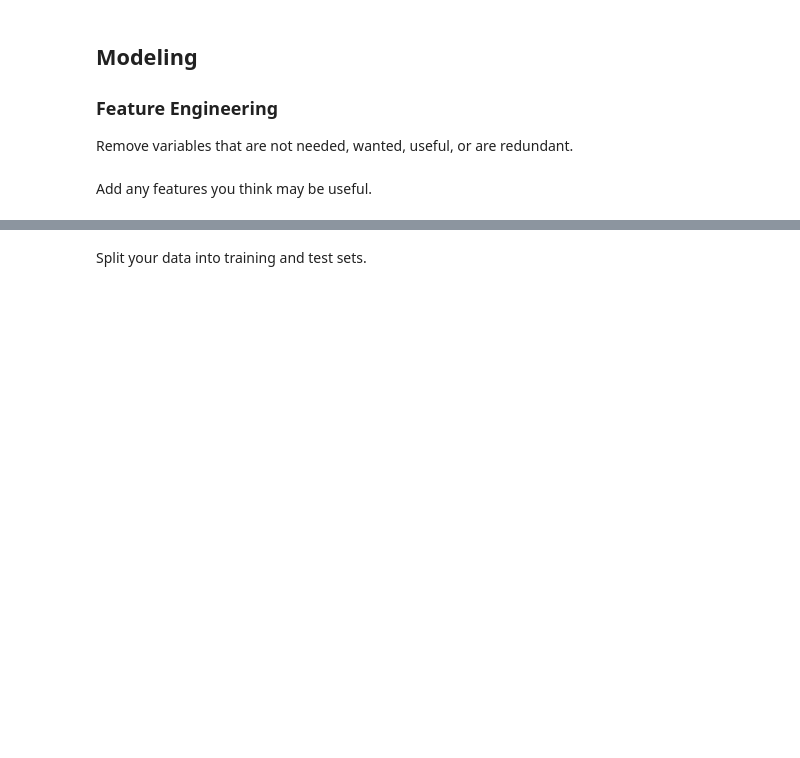
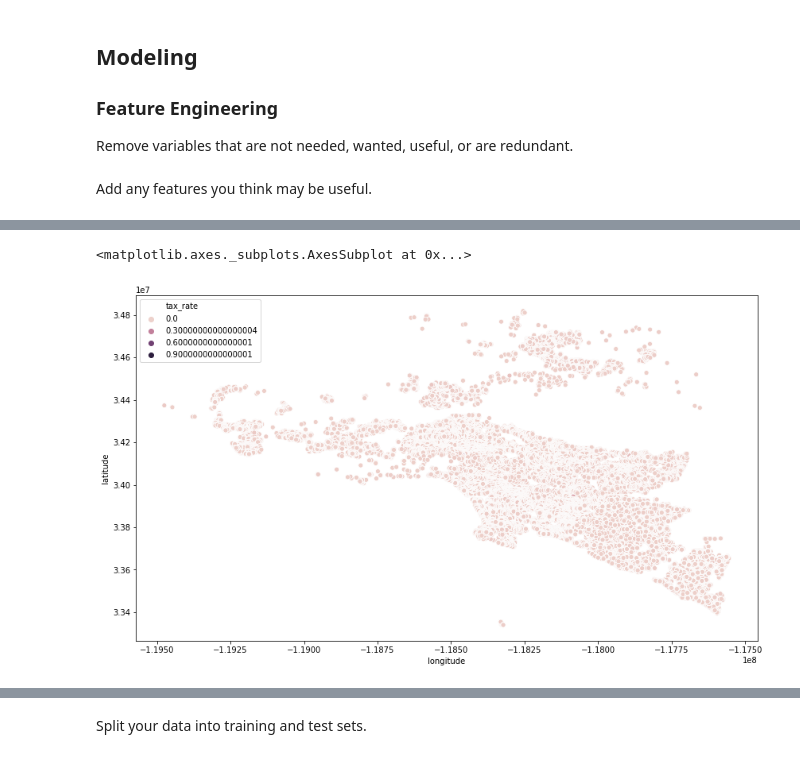
Before and after one commit to clustering-zillow/clustering-zillow, a Jupyter notebook: Brandi-cluster.ipynb, the cells around one changed output, grey strips where cells are left out. Drawn from its saved outputs; the diff is of its cells as text; code cells hidden in the pictures; blank space fills up the shorter version.

```diff
--- a/Brandi-cluster.ipynb
+++ b/Brandi-cluster.ipynb
@@ -109,0 +117,6 @@ zillow['cost_structure'] = zillow.structuretaxvaluedollarcnt / zillow.
+# %%
+plt.figure(figsize=(14,8))
+sns.scatterplot(x='longitude', y='latitude', hue=(zillow.tax_rate).astype('float'), data=zillow)
+# %% [output]
+<matplotlib.axes._subplots.AxesSubplot at 0x...>
+[figure, added]
```
Also changed, not shown: parts of 14 cells of this notebook, 1 other file.
